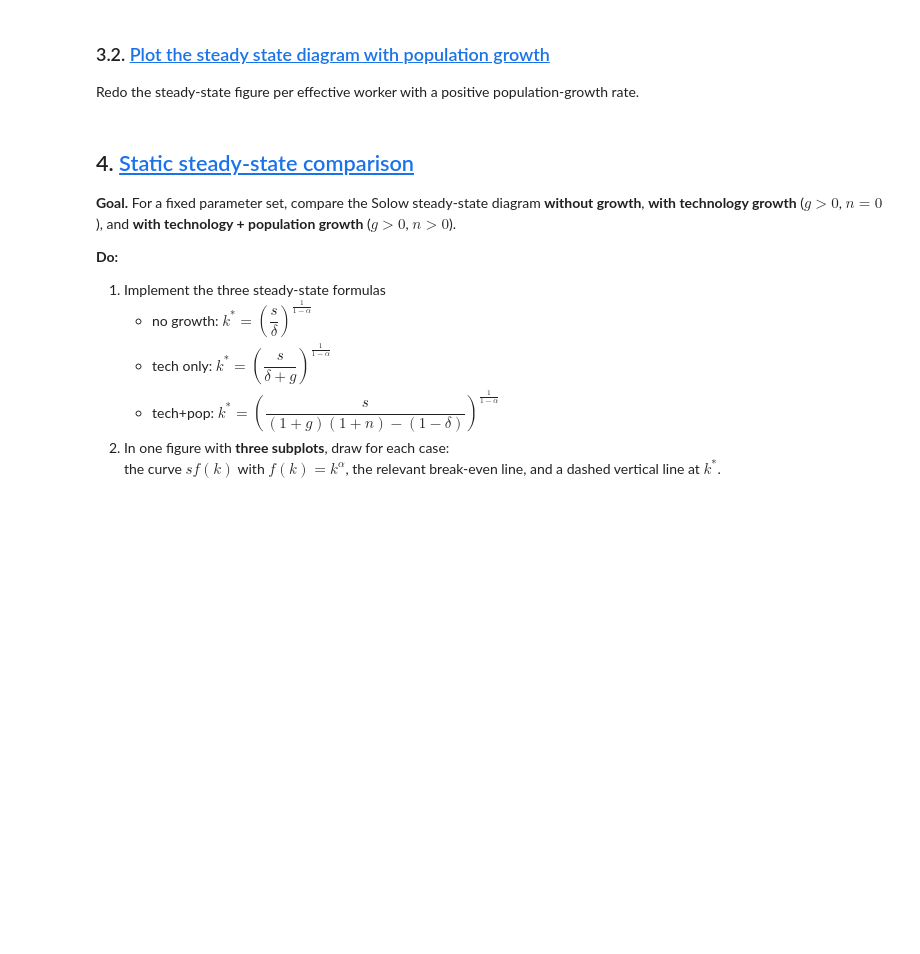
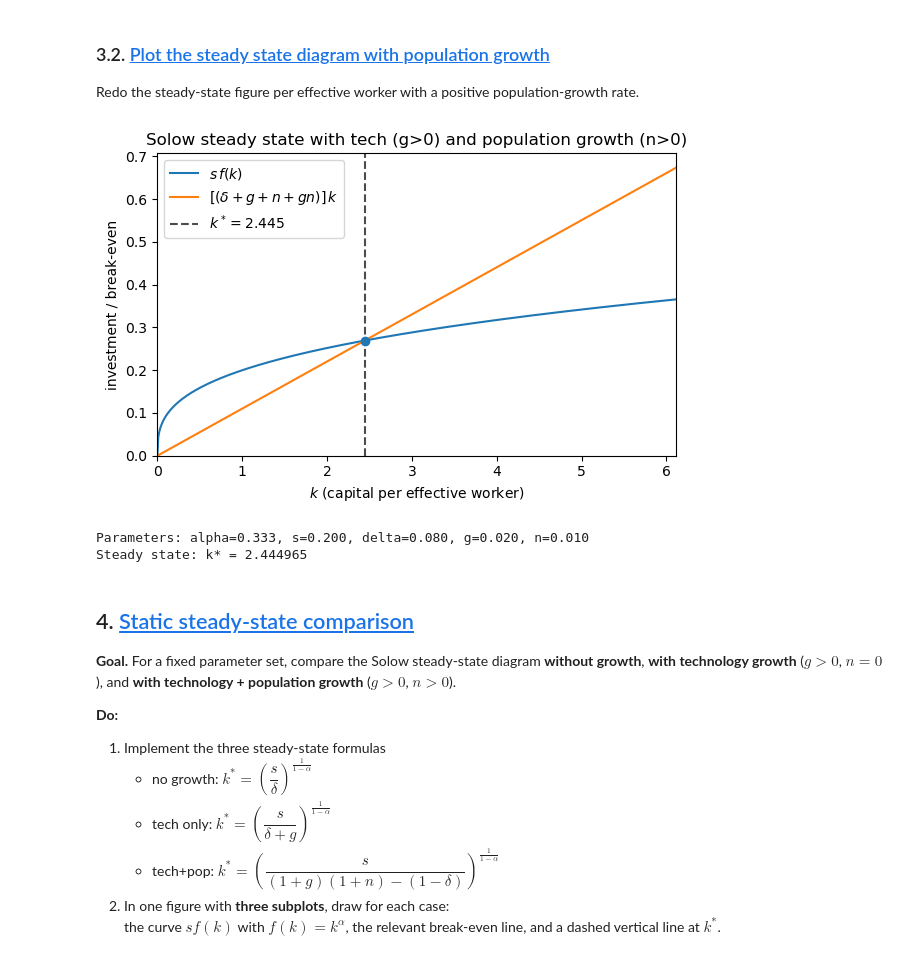
Before and after one commit to mhl687/ProgEcon-exercises, a Jupyter notebook: Problem_set_5_Solow/Problem_Set_5_Solow.ipynb, the cells around one changed output. Drawn from its saved outputs; the diff is of its cells as text; code cells hidden in the pictures; blank space fills up the shorter version.

```diff
--- a/Problem_set_5_Solow/Problem_Set_5_Solow.ipynb
+++ b/Problem_set_5_Solow/Problem_Set_5_Solow.ipynb
@@ -202,7 +202,7 @@ We now allow population to grow at rate $n$ while technology continues to grow a
 import runpy #
 _ = runpy.run_module("A3_1", run_name="__main__");  # no big dict printed
 
-def k_star_with_gn(alpha,s,delta,g,n):
+def k_star_gn(alpha,s,delta,g,n):
     return np.power(s / (delta + g + n+g*n), 1.0 / (1.0 - alpha))
 print("k* (with growth and population), alpha=1/3, s=0.2, delta=0.08, g=0.02, n=0.01 ->", k_star_with_gn(1/3, 0.2, 0.08, 0.02, 0.01))
 # %% [output]
@@ -213,8 +213,50 @@ k* (with growth and population), alpha=1/3, s=0.2, delta=0.08, g=0.02, n=0.01 ->
 
 Redo the steady-state figure per effective worker with a positive population-growth rate.
 # %%
-import runpy #
-_ = runpy.run_module("A3_2", run_name="__main__");  # no big dict printed
+import numpy as np
+import matplotlib.pyplot as plt
+from A1 import f
+from A3_1 import k_star_gn
+
+plt.rcParams["text.usetex"] = False  # keep mathtext simple/portable
+
+# --- Parameters --------------------------------------------------------------
+alpha = 1/3
+s     = 0.20
+delta = 0.08
+g     = 0.02   # keep g>0
+n     = 0.01   # n>0
+
+# --- Compute steady state and curves ----------------------------------------
+k_star = k_star_gn(alpha, s, delta, g, n)
+kmax   = max(4.0, 2.5 * k_star)
+k      = np.linspace(1e-6, kmax, 600)
+
+invest     = s * f(k, alpha)                         # s f(k)
+break_even = ((1 + g) * (1 + n) - (1 - delta)) * k   # (δ+g+n+gn) k
+
+# --- Plot -------------------------------------------------------------------
+fig, ax = plt.subplots(figsize=(6, 4))
+ax.plot(k, invest, label=r"$s\,f(k)$")
+ax.plot(k, break_even, label=r"$[(\delta + g + n + gn )]\,k$")
+ax.axvline(k_star, linestyle="--", color="black", alpha=0.7, label=fr"$k^*={k_star:.3f}$")
+ax.scatter([k_star], [s * f(k_star, alpha)], zorder=3)
+
+ax.set_title("Solow steady state with tech (g>0) and population growth (n>0)")
+ax.set_xlabel(r"$k$ (capital per effective worker)")
+ax.set_ylabel("investment / break-even")
+ax.set_xlim(0, kmax)
+ax.set_ylim(0, 1.05 * max(invest.max(), break_even.max()))
+ax.legend(loc="best")
+fig.tight_layout()
+plt.show()
+
+print(f"Parameters: alpha={alpha:.3f}, s={s:.3f}, delta={delta:.3f}, g={g:.3f}, n={n:.3f}")
+print(f"Steady state: k* = {k_star:.6f}")
+# %% [output]
+[figure, added]
+Parameters: alpha=0.333, s=0.200, delta=0.080, g=0.020, n=0.010
+Steady state: k* = 2.444965
 # %% [markdown]
 ## 4. <a id='toc4_'></a>[Static steady-state comparison](#toc0_)
 
```
Also changed, not shown: parts of 5 cells of this notebook.
